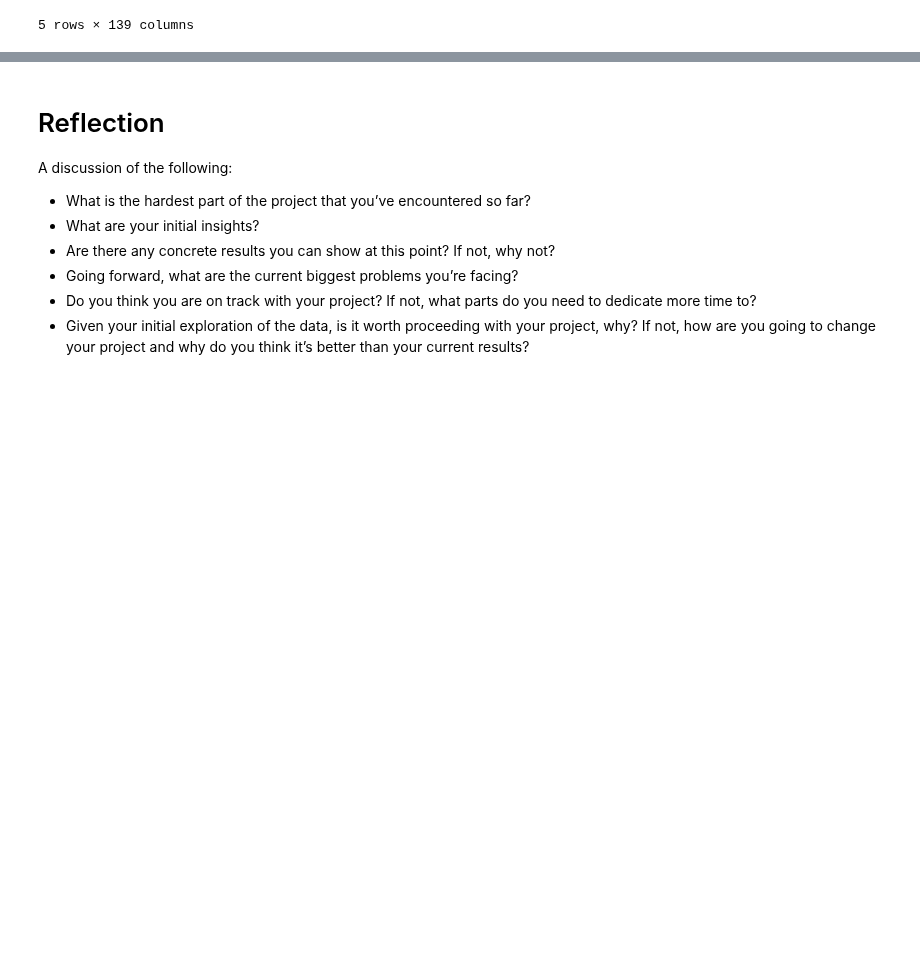
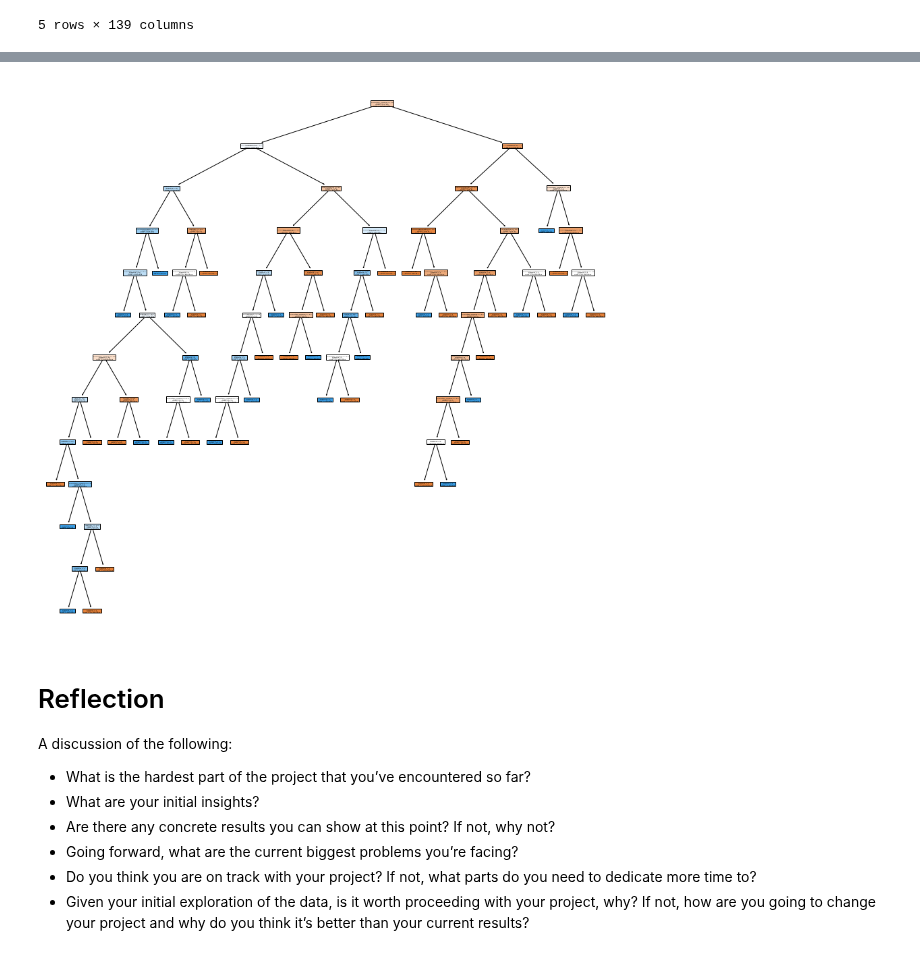
Before and after one commit to uic-cs418/cs418-spring22-purple, a Jupyter notebook: progress_report.ipynb, the cells around one changed output, grey strips where cells are left out. Cells and saved outputs as stored; diff of their text form; code cells hidden in the pictures; blank space fills up the shorter version.

```diff
--- a/progress_report.ipynb
+++ b/progress_report.ipynb
@@ -127,3 +178,8 @@ data.head(5)
+# %%
+#visualizing decision tree classifier
+decision_tree.display_tree(X)
+# %% [output]
+[figure, added]
 # %% [markdown]
 # Reflection
 A discussion of the following:
```
Also changed, not shown: parts of 9 cells of this notebook, 1 other file.
